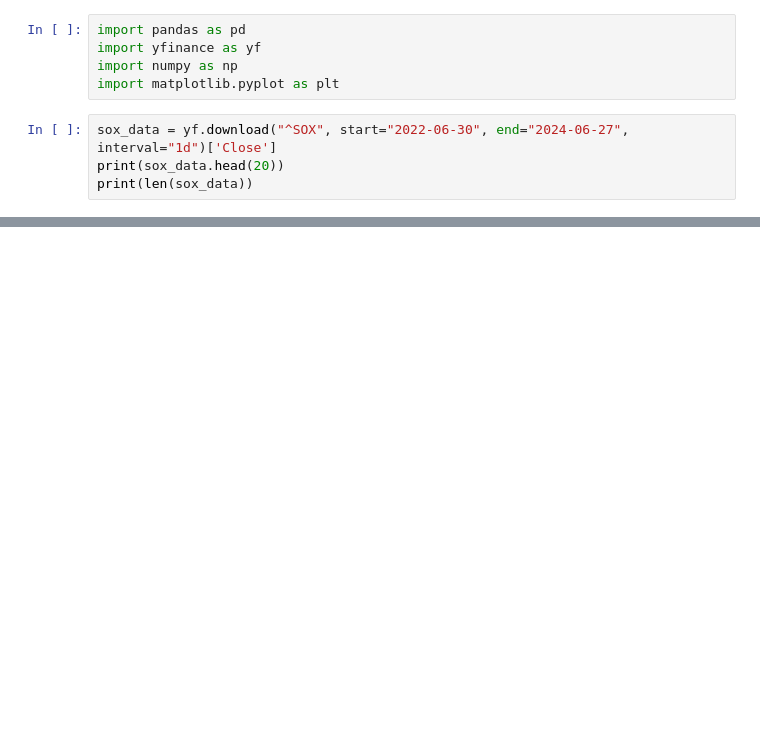
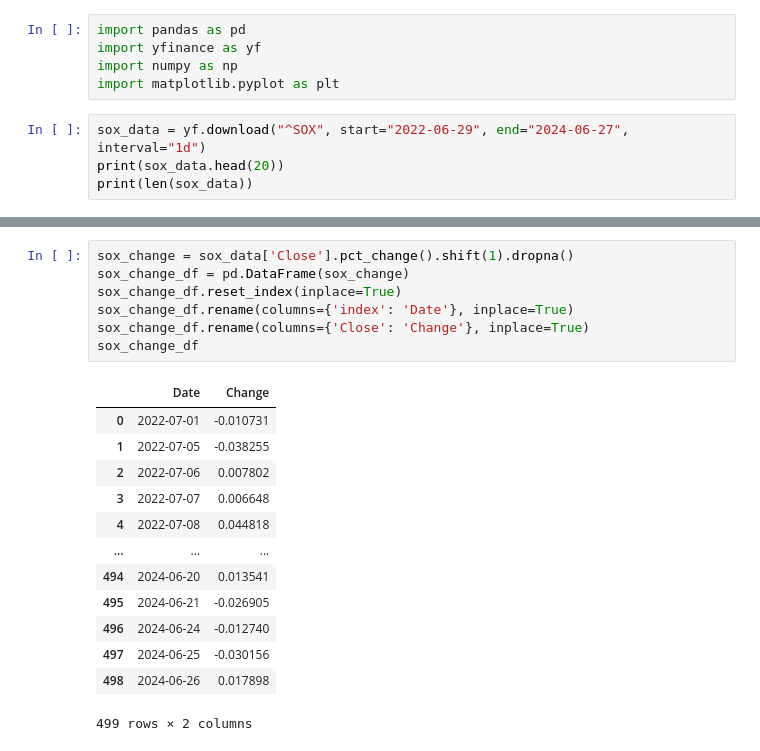
Before and after one commit to aliceteng1230/Trading-Strategies, a Jupyter notebook: Future_New3.ipynb, the cells around one changed output, grey strips where cells are left out. Saved outputs shown, nothing was run; the diff lists cells and outputs as text; blank space fills up the shorter version.

```diff
--- a/Future_New3.ipynb
+++ b/Future_New3.ipynb
@@ -4,6 +4,6 @@ import yfinance as yf
 import numpy as np
 import matplotlib.pyplot as plt
 # %%
-sox_data = yf.download("^SOX", start="2022-06-30", end="2024-06-27", interval="1d")['Close']
+sox_data = yf.download("^SOX", start="2022-06-29", end="2024-06-27", interval="1d")
 print(sox_data.head(20))
 print(len(sox_data))
@@ -79,0 +174,21 @@ print(f'SOX & Future Correlation: {correlation}')
+# %%
+sox_change = sox_data['Close'].pct_change().shift(1).dropna()
+sox_change_df = pd.DataFrame(sox_change)
+sox_change_df.reset_index(inplace=True)
+sox_change_df.rename(columns={'index': 'Date'}, inplace=True)
+sox_change_df.rename(columns={'Close': 'Change'}, inplace=True)
+sox_change_df
+# %% [output]
+|  | Date | Change |
+| 0 | 2022-07-01 | -0.010731 |
+| 1 | 2022-07-05 | -0.038255 |
+| 2 | 2022-07-06 | 0.007802 |
+| 3 | 2022-07-07 | 0.006648 |
+| 4 | 2022-07-08 | 0.044818 |
+| ... | ... | ... |
+| 494 | 2024-06-20 | 0.013541 |
+| 495 | 2024-06-21 | -0.026905 |
+| 496 | 2024-06-24 | -0.012740 |
+| 497 | 2024-06-25 | -0.030156 |
+| 498 | 2024-06-26 | 0.017898 |
+499 rows × 2 columns
```
Also changed, not shown: parts of 14 cells of this notebook.
